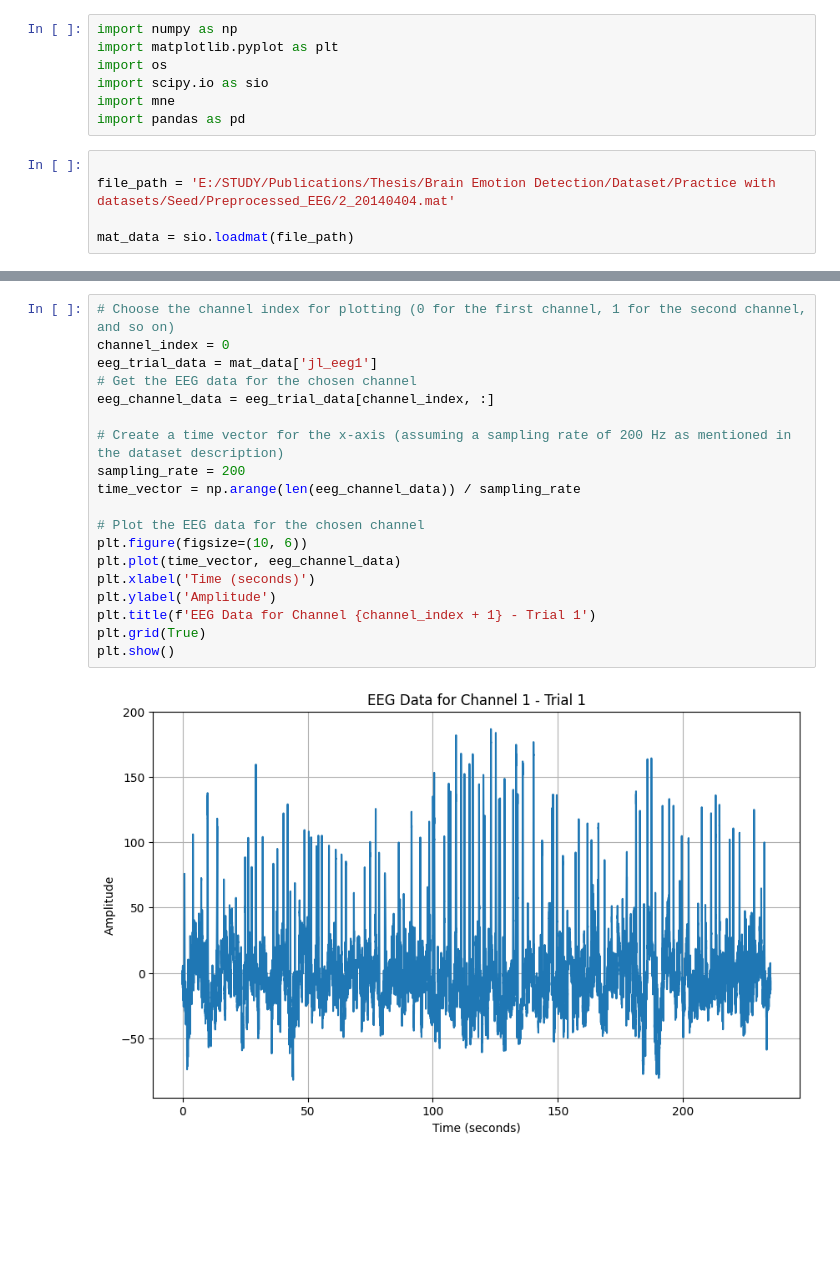
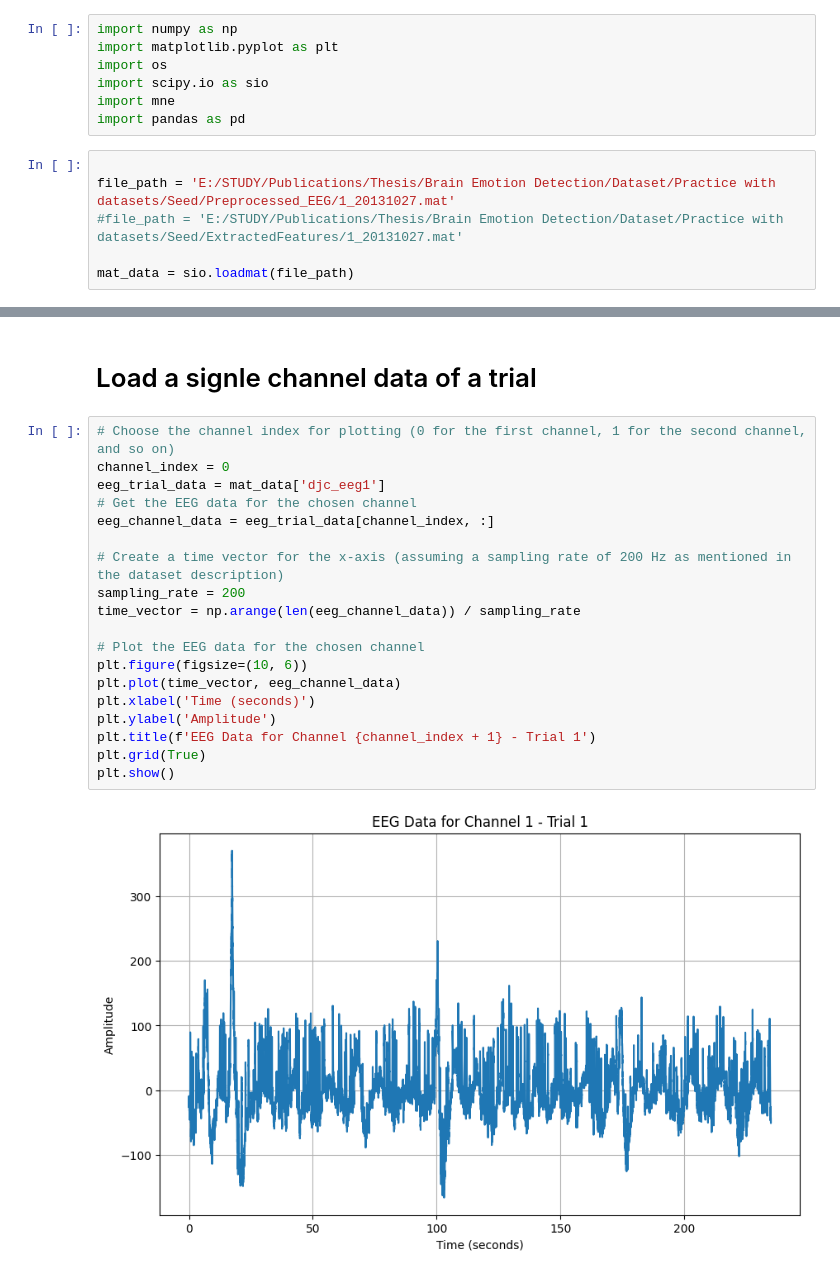
Before and after one commit to tushar9085/Thesis_Code_practice_Brain_Emotion, a Jupyter notebook: SEED/Practice_with_SEED.ipynb, the cells around one changed output, grey strips where cells are left out. Cells and saved outputs as stored; diff of their text form; blank space fills up the shorter version.

```diff
--- a/SEED/Practice_with_SEED.ipynb
+++ b/SEED/Practice_with_SEED.ipynb
@@ -9,7 +9,8 @@ import mne
 import pandas as pd
 # %%
 
-file_path = 'E:/STUDY/Publications/Thesis/Brain Emotion Detection/Dataset/Practice with datasets/Seed/Preprocessed_EEG/2_20140404.mat'
+file_path = 'E:/STUDY/Publications/Thesis/Brain Emotion Detection/Dataset/Practice with datasets/Seed/Preprocessed_EEG/1_20131027.mat'
+#file_path = 'E:/STUDY/Publications/Thesis/Brain Emotion Detection/Dataset/Practice with datasets/Seed/ExtractedFeatures/1_20131027.mat'
 
 mat_data = sio.loadmat(file_path)
 # %%
@@ -51,24 +44,26 @@ Shape of EEG data for trial 12: (62, 46601)
 Shape of EEG data for trial 13: (62, 47001)
 Shape of EEG data for trial 14: (62, 47601)
 Shape of EEG data for trial 15: (62, 41201)
+# %% [markdown]
+# Load a signle channel data of a trial
 # %%
 # Choose the channel index for plotting (0 for the first channel, 1 for the second channel, and so on)
 channel_index = 0
-eeg_trial_data = mat_data['jl_eeg1']
+eeg_trial_data = mat_data['djc_eeg1']
 # Get the EEG data for the chosen channel
 eeg_channel_data = eeg_trial_data[channel_index, :]
 
 # Create a time vector for the x-axis (assuming a sampling rate of 200 Hz as mentioned in the dataset description)
 sampling_rate = 200
 time_vector = np.arange(len(eeg_channel_data)) / sampling_rate
 
 # Plot the EEG data for the chosen channel
 plt.figure(figsize=(10, 6))
 plt.plot(time_vector, eeg_channel_data)
 plt.xlabel('Time (seconds)')
 plt.ylabel('Amplitude')
 plt.title(f'EEG Data for Channel {channel_index + 1} - Trial 1')
 plt.grid(True)
 plt.show()
 # %% [output]
-[figure, old version]
+[figure, new version]
```
Also changed, not shown: parts of 18 cells of this notebook, 4 other files.
